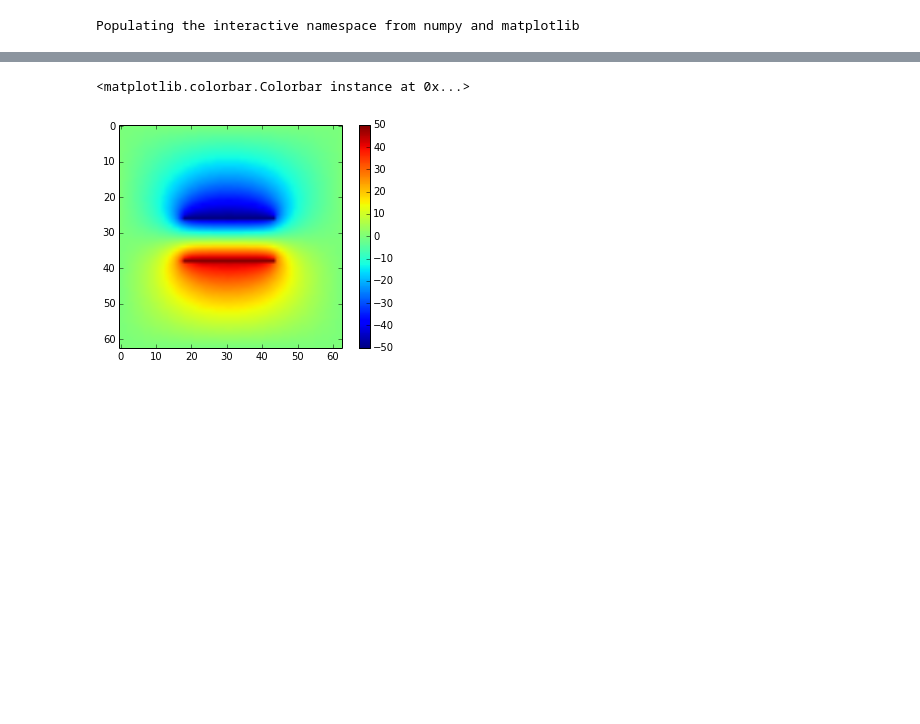
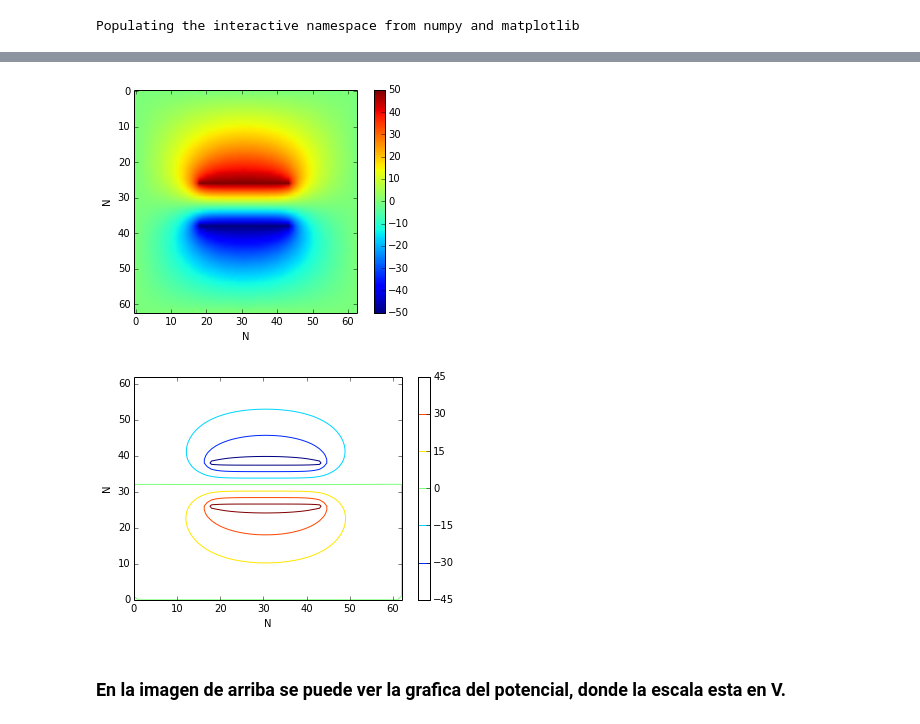
Before and after one commit to mariacamilarg/NotebooksVarios, a Jupyter notebook: TalleresEM1/CondensadorPlacasParalelas.ipynb, the cells around one changed output, grey strips where cells are left out. Saved outputs shown, nothing was run; the diff lists cells and outputs as text; code cells hidden in the pictures; blank space fills up the shorter version.

```diff
--- a/TalleresEM1/CondensadorPlacasParalelas.ipynb
+++ b/TalleresEM1/CondensadorPlacasParalelas.ipynb
@@ -68,15 +87,32 @@ colorbar()
 
 for i in range(0,iteraciones):
     ciclo(potencial)
-    j = 3.0*L/10.0
-    while (j < 7.0*L/10.0):
-        potencial[fila_abajo,int(j/h)]=V_mas
-        potencial[fila_arriba,int(j/h)]=V_menos
-        j += h
-# %%
-imshow(potencial)
-
-colorbar()
-# %% [output]
-<matplotlib.colorbar.Colorbar instance at 0x...>
-[figure, removed]
+# %%
+#imshow
+fig = figure()
+
+imshow(potencial)
+colorbar()
+
+xlabel("N")
+ylabel("N")
+savefig("./potencial.png",format = 'png')
+show()
+close()
+
+#contour
+fig = figure()
+
+contour(potencial)
+colorbar()
+
+xlabel("N")
+ylabel("N")
+savefig("./potencial_contour.png",format = 'png')
+show()
+close()
+# %% [output]
+[figure, added]
+[figure, added]
+# %% [markdown]
+### En la imagen de arriba se puede ver la grafica del potencial, donde la escala esta en V.
```
Also changed, not shown: parts of 17 cells of this notebook.
